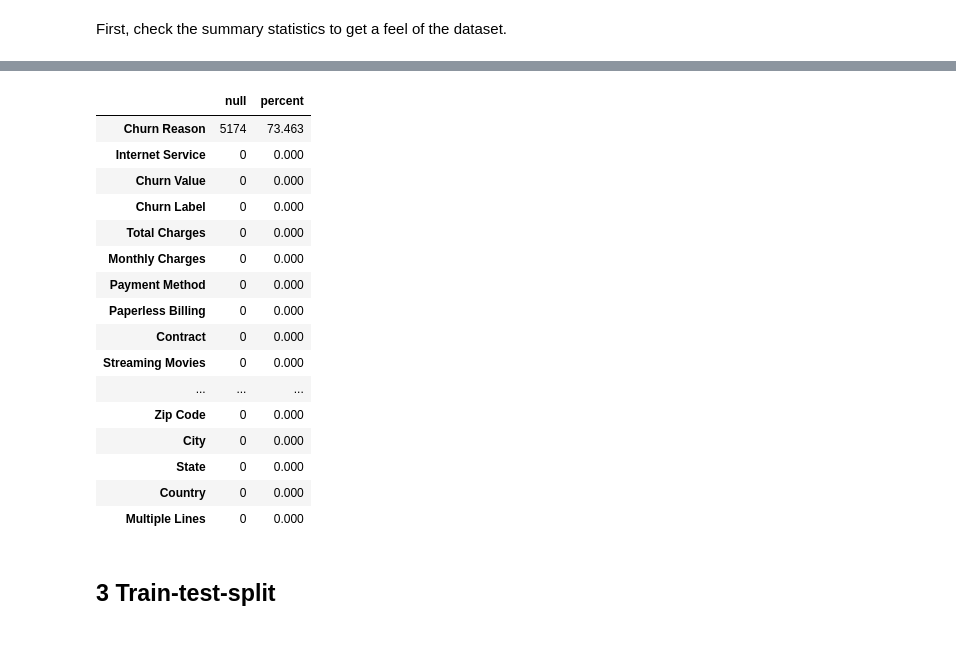
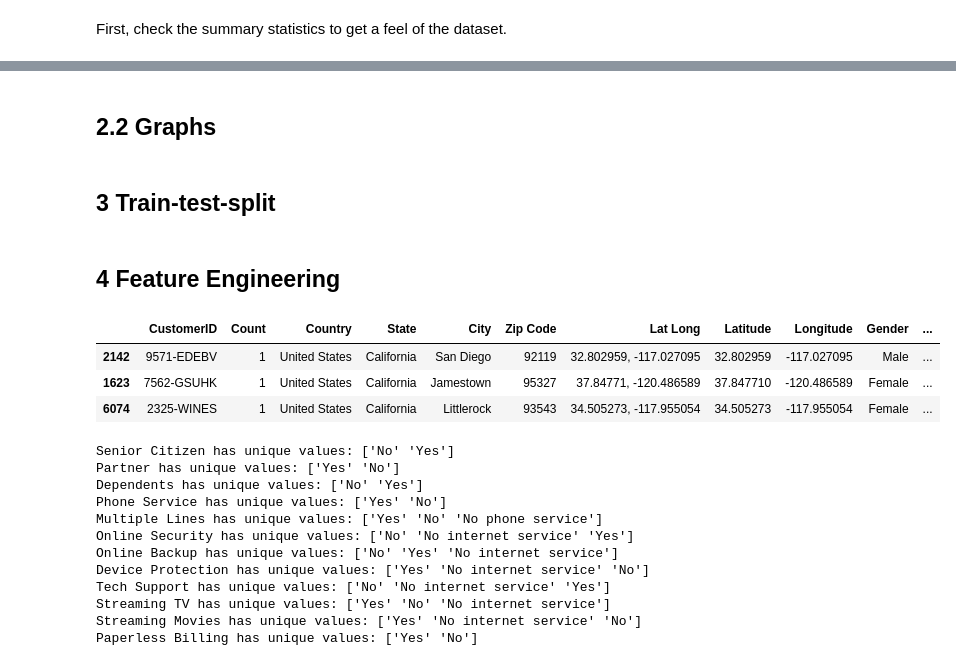
Before and after one commit to ldearlove/Digital-Futures-Swan-Project, a Jupyter notebook: White Swan.ipynb, the cells around one changed output, grey strips where cells are left out. Saved outputs shown, nothing was run; the diff lists cells and outputs as text; code cells hidden in the pictures.

```diff
--- a/White Swan.ipynb
+++ b/White Swan.ipynb
@@ -113,31 +139,2 @@ train_df.describe()
-# %%
-## Handling missing values
-
-def null_vals(dataframe):
-    '''Function to show both number of nulls and the percentage of nulls in the whole column'''
-    null_vals = dataframe.isnull().sum() # How many nulls in each column
-    total_cnt = len(dataframe) # Total entries in the dataframe
-    null_vals = pd.DataFrame(null_vals,columns=['null']) # Put the number of nulls in a single dataframe
-    null_vals['percent'] = round((null_vals['null']/total_cnt)*100,3) # Round how many nulls are there, as %, of the df
-
-    return null_vals.sort_values('percent', ascending=False) #Return the number and percentage of missing values, order by percentage descending
-
-null_vals(df) #Display the table
-# %% [output]
-|  | null | percent |
-| Churn Reason | 5174 | 73.463 |
-| Internet Service | 0 | 0.000 |
-| Churn Value | 0 | 0.000 |
-| Churn Label | 0 | 0.000 |
-| Total Charges | 0 | 0.000 |
-| Monthly Charges | 0 | 0.000 |
-| Payment Method | 0 | 0.000 |
-| Paperless Billing | 0 | 0.000 |
-| Contract | 0 | 0.000 |
-| Streaming Movies | 0 | 0.000 |
-| ... | ... | ... |
-| Zip Code | 0 | 0.000 |
-| City | 0 | 0.000 |
-| State | 0 | 0.000 |
-| Country | 0 | 0.000 |
-| Multiple Lines | 0 | 0.000 |
+# %% [markdown]
+## **2.2** Graphs
@@ -144,2 +255,42 @@ null_vals(df) #Display the table
 # %% [markdown]
 ## **3** Train-test-split <a class="anchor" id="3"></a>
+# %%
+# Seperating Features and Target
+X = df.drop('Churn Value', axis = 1)
+y = df['Churn Value']
+
+# Train Test Split
+X_train, X_test, y_train, y_test = train_test_split(X, # Feature
+                                                    y, # Target
+                                                    test_size = 0.2,
+                                                    random_state = 42)
+# %% [markdown]
+## **4** Feature Engineering <a class="anchor" id="4"></a>
+# %%
+X_train.head(3)
+# %% [output]
+|  | CustomerID | Count | Country | State | City | Zip Code | Lat Long | Latitude | Longitude | Gender | ... |
+| 2142 | 9571-EDEBV | 1 | United States | California | San Diego | 92119 | 32.802959, -117.027095 | 32.802959 | -117.027095 | Male | ... |
+| 1623 | 7562-GSUHK | 1 | United States | California | Jamestown | 95327 | 37.84771, -120.486589 | 37.847710 | -120.486589 | Female | ... |
+| 6074 | 2325-WINES | 1 | United States | California | Littlerock | 93543 | 34.505273, -117.955054 | 34.505273 | -117.955054 | Female | ... |
+# %%
+## Some Columns have Yes's and No's
+ # Check Thats all they have:
+yn_cols = ['Senior Citizen','Partner','Dependents','Phone Service','Multiple Lines',
+               'Online Security','Online Backup','Device Protection','Tech Support',
+               'Streaming TV','Streaming Movies','Paperless Billing']
+for col in yn_cols:
+    print(f'{col}', 'has unique values:', X_train[f'{col}'].unique())
+# %% [output]
+Senior Citizen has unique values: ['No' 'Yes']
+Partner has unique values: ['Yes' 'No']
+Dependents has unique values: ['No' 'Yes']
+Phone Service has unique values: ['Yes' 'No']
+Multiple Lines has unique values: ['Yes' 'No' 'No phone service']
+Online Security has unique values: ['No' 'No internet service' 'Yes']
+Online Backup has unique values: ['No' 'Yes' 'No internet service']
+Device Protection has unique values: ['Yes' 'No internet service' 'No']
+Tech Support has unique values: ['No' 'No internet service' 'Yes']
+Streaming TV has unique values: ['Yes' 'No' 'No internet service']
+Streaming Movies has unique values: ['Yes' 'No internet service' 'No']
+Paperless Billing has unique values: ['Yes' 'No']
```
Also changed, not shown: parts of 62 cells of this notebook.
